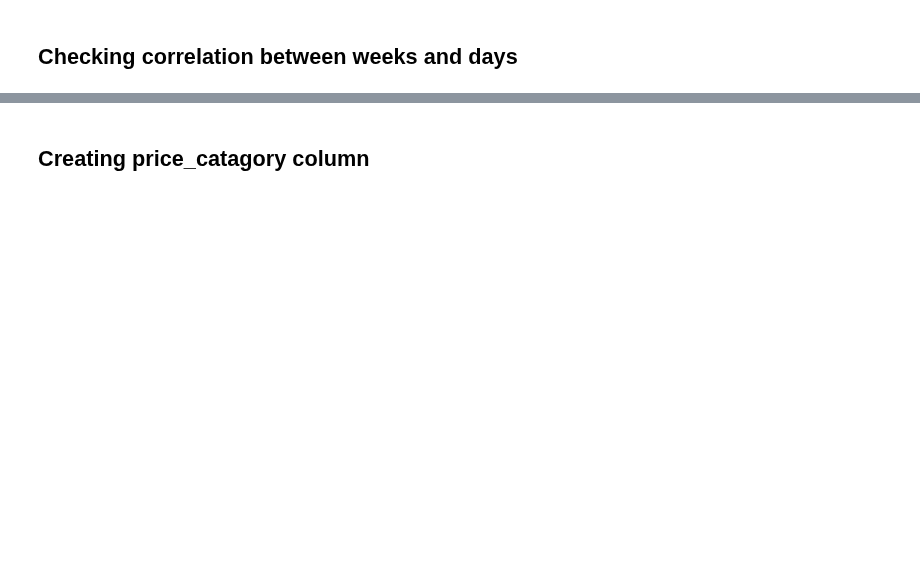
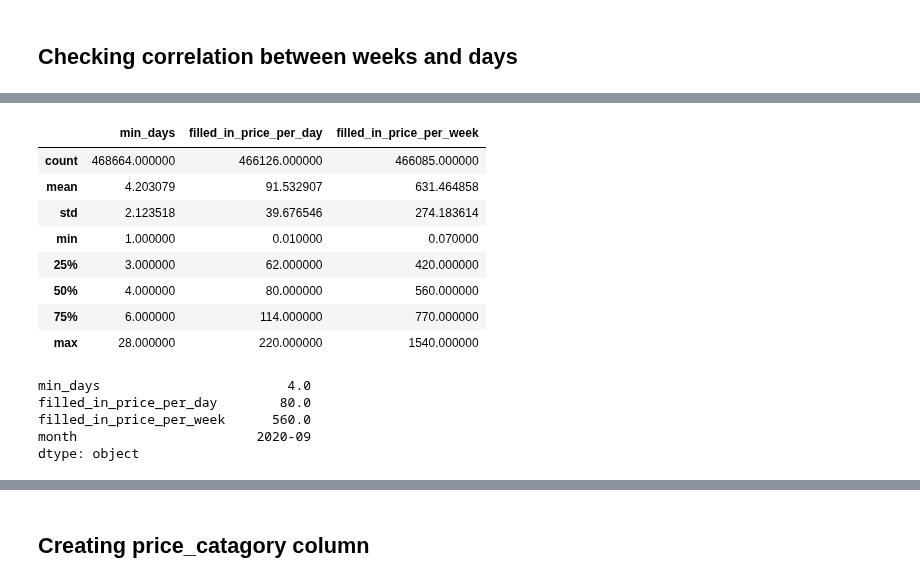
Before and after one commit to neue-fische-traum/traum-preis, a Jupyter notebook: EDA/EDA_notebook_4_prices.ipynb, the cells around one changed output, grey strips where cells are left out. Cells and saved outputs as stored; diff of their text form; code cells hidden in the pictures; blank space fills up the shorter version.

```diff
--- a/EDA/EDA_notebook_4_prices.ipynb
+++ b/EDA/EDA_notebook_4_prices.ipynb
@@ -170,2 +347,22 @@ sns.scatterplot(x=df_prices.filled_in_price_per_week, y=df_prices.filled_in_pric
+# %%
+df_prices.describe()
+# %% [output]
+|  | min_days | filled_in_price_per_day | filled_in_price_per_week |
+| count | 468664.000000 | 466126.000000 | 466085.000000 |
+| mean | 4.203079 | 91.532907 | 631.464858 |
+| std | 2.123518 | 39.676546 | 274.183614 |
+| min | 1.000000 | 0.010000 | 0.070000 |
+| 25% | 3.000000 | 62.000000 | 420.000000 |
+| 50% | 4.000000 | 80.000000 | 560.000000 |
+| 75% | 6.000000 | 114.000000 | 770.000000 |
+| max | 28.000000 | 220.000000 | 1540.000000 |
+# %%
+df_prices.median()
+# %% [output]
+min_days                        4.0
+filled_in_price_per_day        80.0
+filled_in_price_per_week      560.0
+month                       2020-09
+dtype: object
 # %%
 df_prices.filled_in_price_per_week.max()
```
Also changed, not shown: parts of 32 cells of this notebook, 2 other files.
